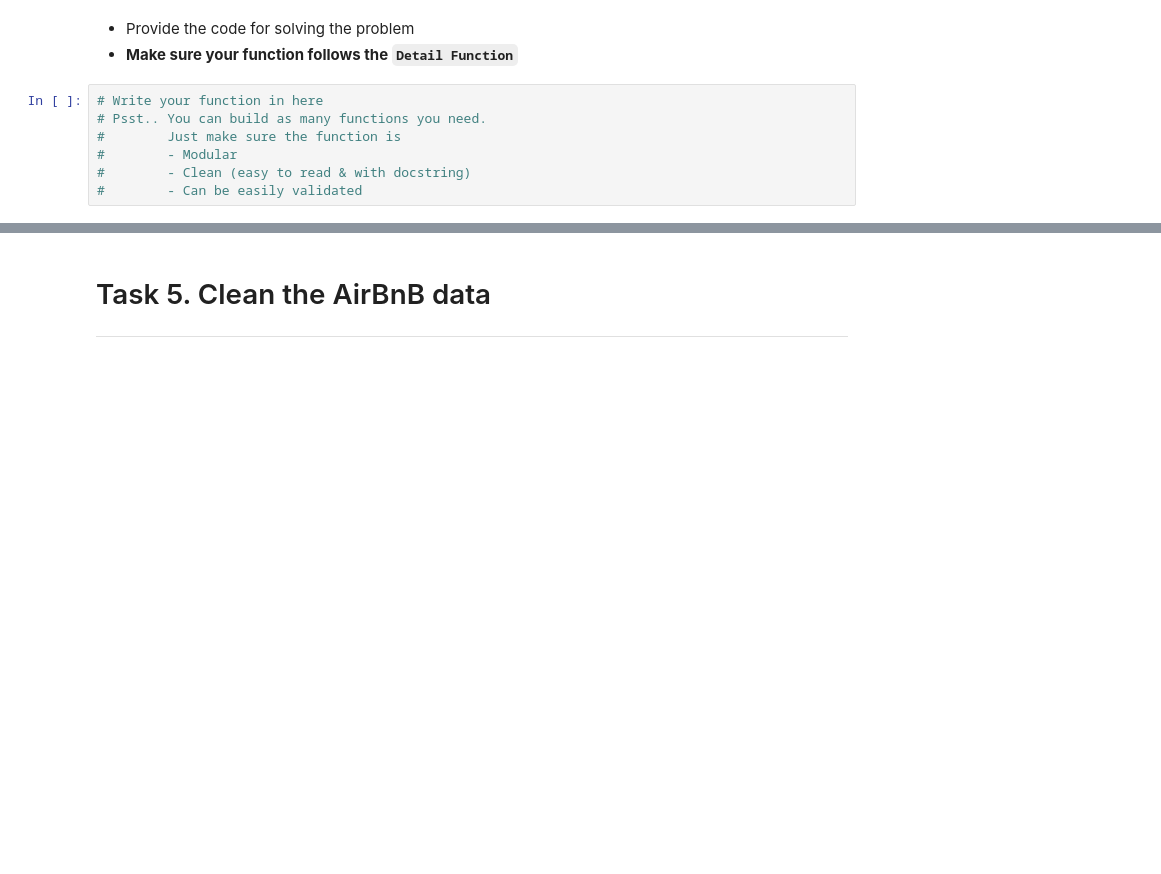
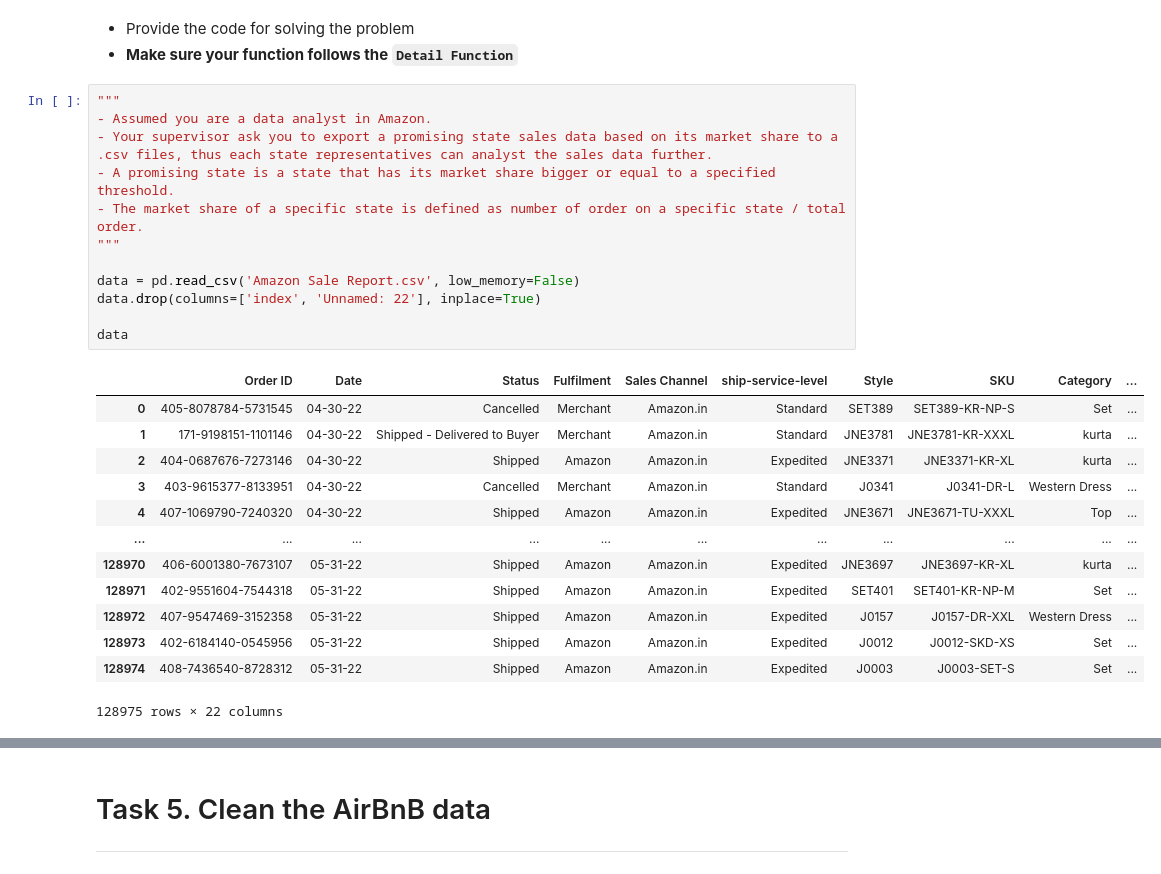
Before and after one commit to rbennum/data-wrangling-lesson, a Jupyter notebook: mentoring-week-6/Week_6_JPP_Data_Viz_&_Wrangling.ipynb, the cells around one changed output, grey strips where cells are left out. Cells and saved outputs as stored; diff of their text form; blank space fills up the shorter version.

```diff
--- a/mentoring-week-6/Week_6_JPP_Data_Viz_&_Wrangling.ipynb
+++ b/mentoring-week-6/Week_6_JPP_Data_Viz_&_Wrangling.ipynb
@@ -702,10 +696,29 @@ No promising state
 # %% [markdown]
 - Provide the code for solving the problem
 - **Make sure your function follows the `Detail Function`**
-# %%
-# Write your function in here
-# Psst.. You can build as many functions you need.
-#        Just make sure the function is
-#        - Modular
-#        - Clean (easy to read & with docstring)
-#        - Can be easily validated
+# %%
+"""
+- Assumed you are a data analyst in Amazon.
+- Your supervisor ask you to export a promising state sales data based on its market share to a .csv files, thus each state representatives can analyst the sales data further.
+- A promising state is a state that has its market share bigger or equal to a specified threshold.
+- The market share of a specific state is defined as number of order on a specific state / total order.
+"""
+
+data = pd.read_csv('Amazon Sale Report.csv', low_memory=False)
+data.drop(columns=['index', 'Unnamed: 22'], inplace=True)
+
+data
+# %% [output]
+|  | Order ID | Date | Status | Fulfilment | Sales Channel | ship-service-level | Style | SKU | Category | ... |
+| 0 | 405-8078784-5731545 | 04-30-22 | Cancelled | Merchant | Amazon.in | Standard | SET389 | SET389-KR-NP-S | Set | ... |
+| 1 | 171-9198151-1101146 | 04-30-22 | Shipped - Delivered to Buyer | Merchant | Amazon.in | Standard | JNE3781 | JNE3781-KR-XXXL | kurta | ... |
+| 2 | 404-0687676-7273146 | 04-30-22 | Shipped | Amazon | Amazon.in | Expedited | JNE3371 | JNE3371-KR-XL | kurta | ... |
+| 3 | 403-9615377-8133951 | 04-30-22 | Cancelled | Merchant | Amazon.in | Standard | J0341 | J0341-DR-L | Western Dress | ... |
+| 4 | 407-1069790-7240320 | 04-30-22 | Shipped | Amazon | Amazon.in | Expedited | JNE3671 | JNE3671-TU-XXXL | Top | ... |
+| ... | ... | ... | ... | ... | ... | ... | ... | ... | ... | ... |
+| 128970 | 406-6001380-7673107 | 05-31-22 | Shipped | Amazon | Amazon.in | Expedited | JNE3697 | JNE3697-KR-XL | kurta | ... |
+| 128971 | 402-9551604-7544318 | 05-31-22 | Shipped | Amazon | Amazon.in | Expedited | SET401 | SET401-KR-NP-M | Set | ... |
+| 128972 | 407-9547469-3152358 | 05-31-22 | Shipped | Amazon | Amazon.in | Expedited | J0157 | J0157-DR-XXL | Western Dress | ... |
+| 128973 | 402-6184140-0545956 | 05-31-22 | Shipped | Amazon | Amazon.in | Expedited | J0012 | J0012-SKD-XS | Set | ... |
+| 128974 | 408-7436540-8728312 | 05-31-22 | Shipped | Amazon | Amazon.in | Expedited | J0003 | J0003-SET-S | Set | ... |
+128975 rows × 22 columns
```
Also changed, not shown: parts of 8 cells of this notebook.
